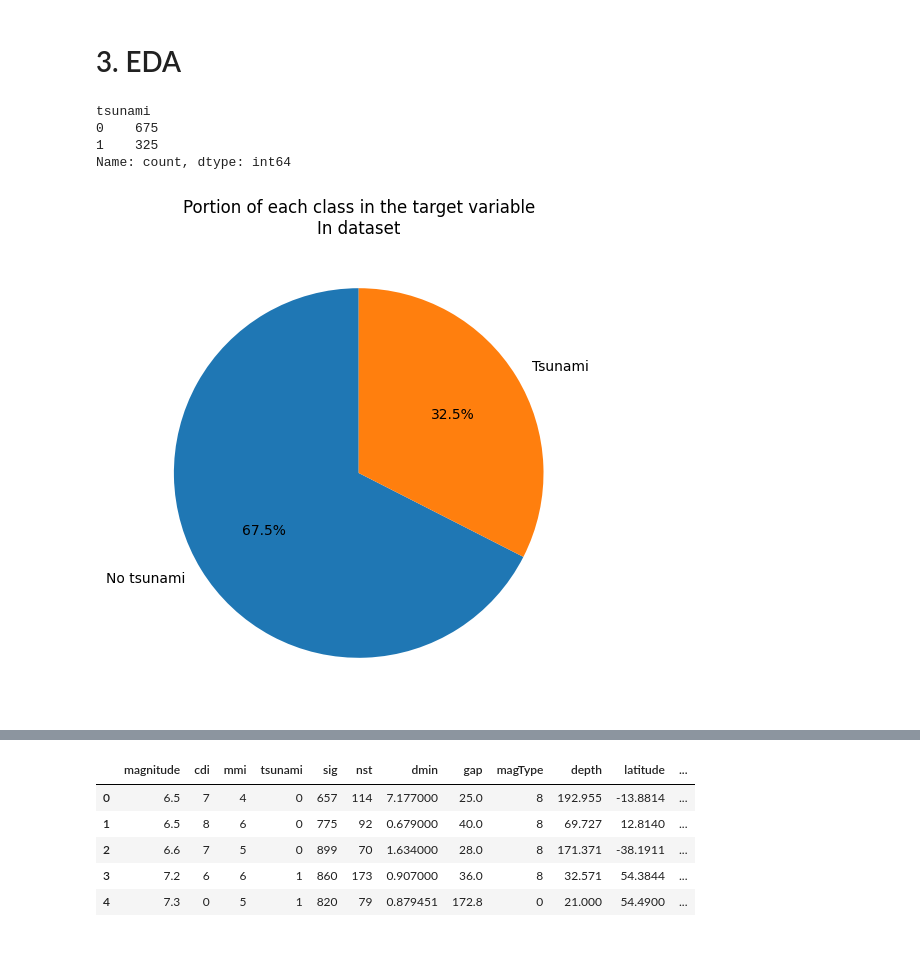
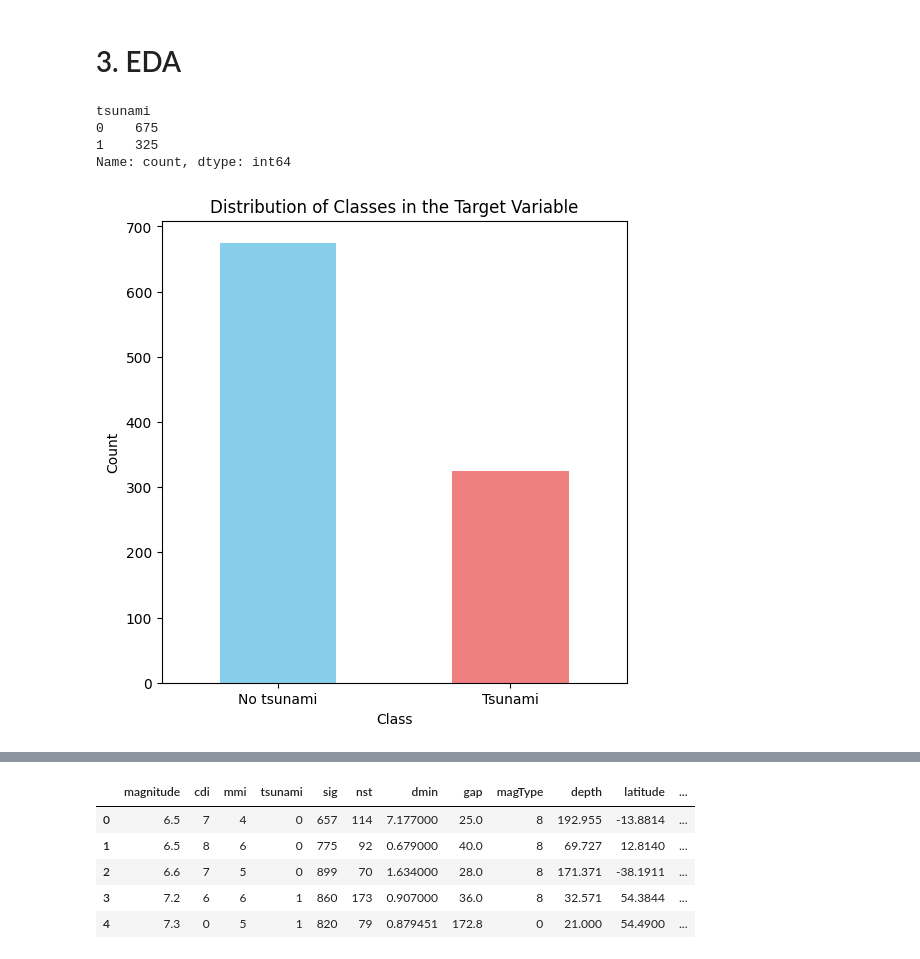
Before and after one commit to hopeiseverywhere/5002-final-proj, a Jupyter notebook: model.ipynb, the cells around one changed output, grey strips where cells are left out. Cells and saved outputs as stored; diff of their text form; code cells hidden in the pictures.

```diff
--- a/model.ipynb
+++ b/model.ipynb
@@ -156,17 +156,22 @@ df.head()
 # %%
 print(df['tsunami'].value_counts())
 # plot the portion of each class in the target variable as pie chart
 # this is our test
 plt.figure(figsize=(6, 6))
-plt.pie(df['tsunami'].value_counts(), labels=['No tsunami', 'Tsunami'], autopct='%1.1f%%', startangle=90)
-plt.title('Portion of each class in the target variable\nIn dataset')
+df['tsunami'].value_counts().plot(kind='bar', color=['skyblue', 'lightcoral'])
+plt.title('Distribution of Classes in the Target Variable')
+plt.xlabel('Class')
+plt.ylabel('Count')
+plt.xticks(rotation=0)  # Rotate x-axis labels if needed
+# Replace default x-axis labels with custom labels
+plt.xticks([0, 1], ['No tsunami', 'Tsunami'], rotation=0)
 plt.show()
 # %% [output]
 tsunami
 0    675
 1    325
 Name: count, dtype: int64
-[figure, old version]
+[figure, new version]
 # %%
 df.describe()
 # %% [output]
```
Also changed, not shown: parts of 1 cell of this notebook, 1 other file.
